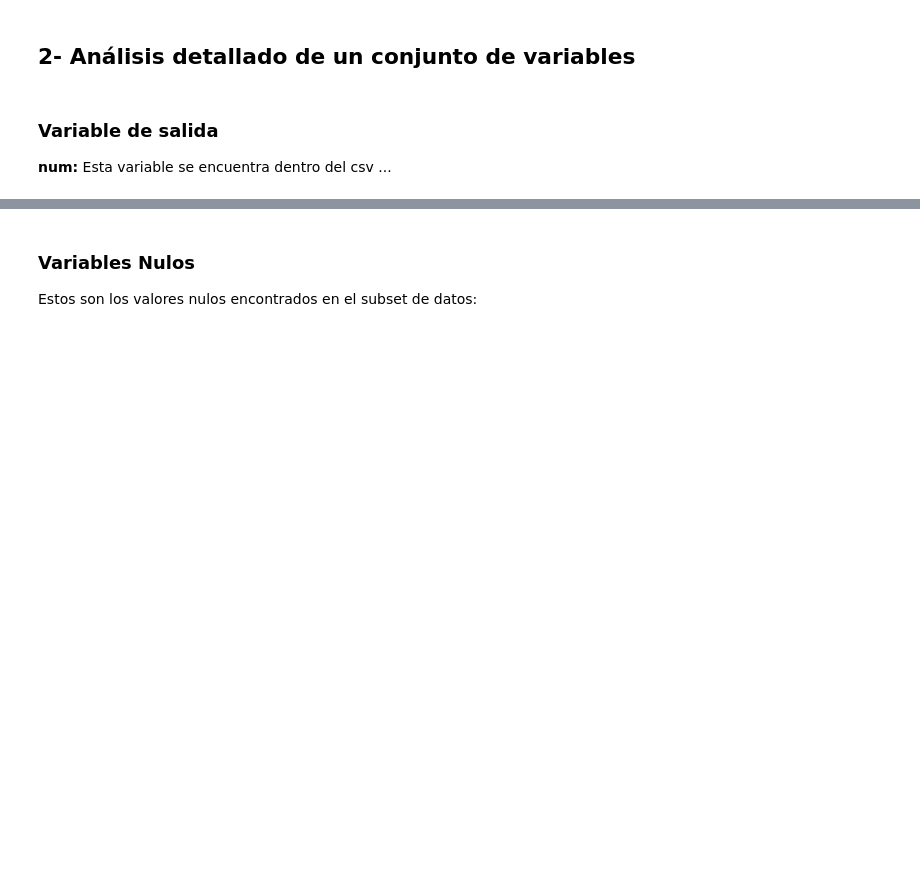
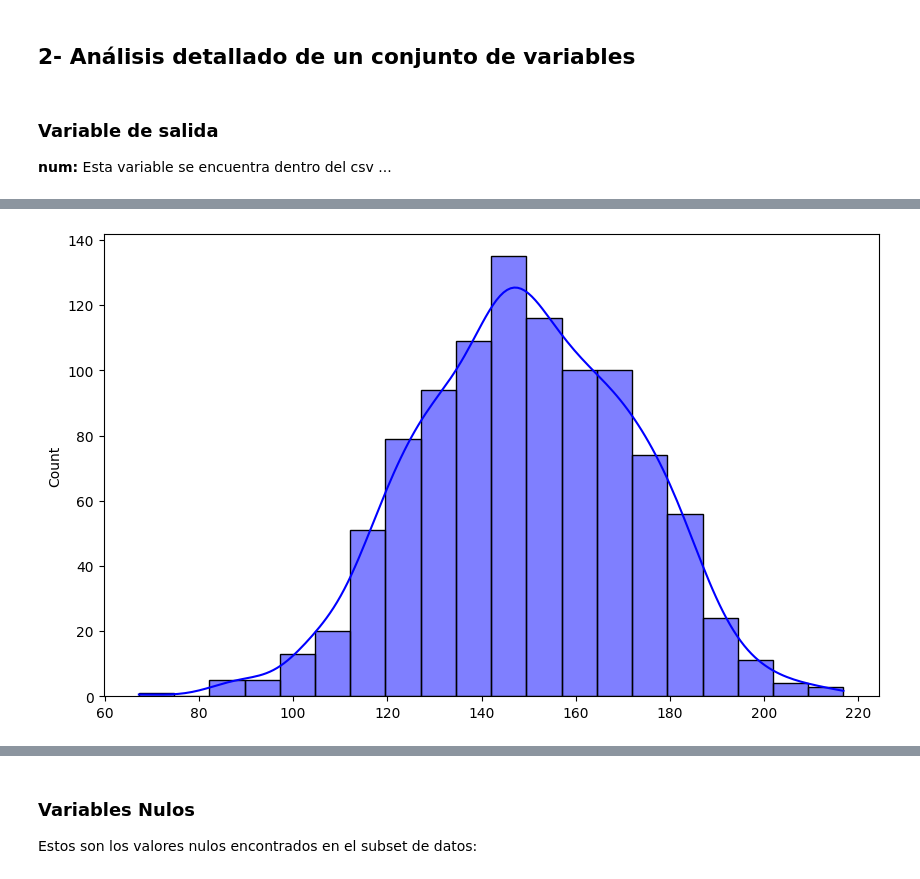
Before and after one commit to IgnacioLopez04/TP_ML_Bellotti_Lopez_Trinchieri, a Jupyter notebook: TP1_ML.ipynb, the cells around one changed output, grey strips where cells are left out. Saved outputs shown, nothing was run; the diff lists cells and outputs as text; code cells hidden in the pictures; blank space fills up the shorter version.

```diff
--- a/TP1_ML.ipynb
+++ b/TP1_ML.ipynb
@@ -57,0 +103,13 @@ subset.num.value_counts().plot.bar(title='num')
+# %%
+mean = subset.thalach.mean()
+stand = subset.thalach.std()
+
+normal = np.random.normal(mean, stand, 1000)
+
+plt.figure(figsize=(10,6))
+
+sns.histplot(normal, kde=True, color='blue', bins=20)
+
+plt.show()
+# %% [output]
+[figure, added]
```
Also changed, not shown: parts of 15 cells of this notebook.
